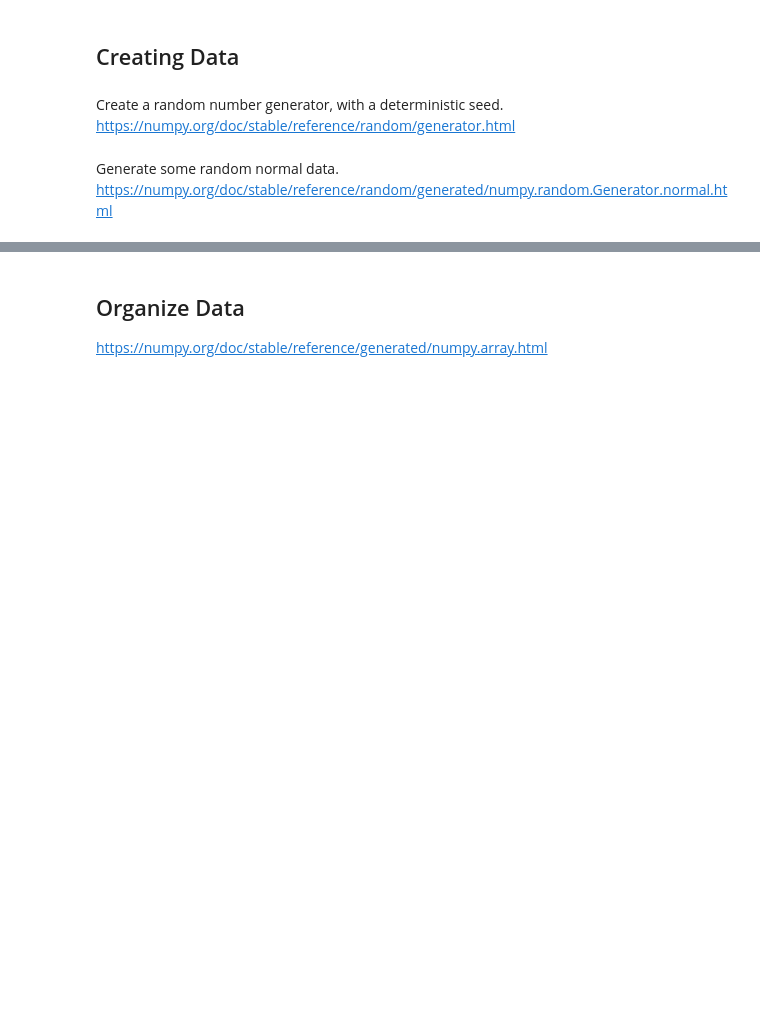
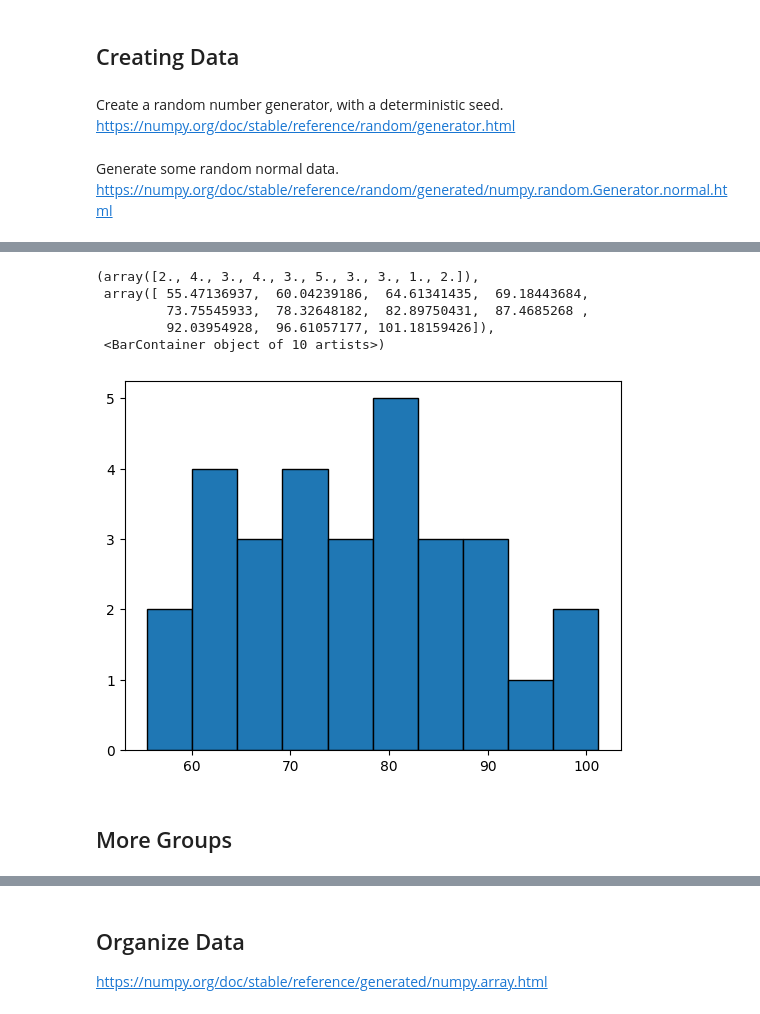
Before and after one commit to ianmcloughlin/principles_of_data_analytics, a Jupyter notebook: materials/boxplots.ipynb, the cells around one changed output, grey strips where cells are left out. Drawn from its saved outputs; the diff is of its cells as text; code cells hidden in the pictures; blank space fills up the shorter version.

```diff
--- a/materials/boxplots.ipynb
+++ b/materials/boxplots.ipynb
@@ -37,3 +78,15 @@ print(group_1)
+# %%
+# Histogram.
+plt.hist(group_1, edgecolor='black')
+# %% [output]
+(array([2., 4., 3., 4., 3., 5., 3., 3., 1., 2.]),
+ array([ 55.47136937,  60.04239186,  64.61341435,  69.18443684,
+         73.75545933,  78.32648182,  82.89750431,  87.4685268 ,
+         92.03954928,  96.61057177, 101.18159426]),
+ <BarContainer object of 10 artists>)
+[figure, added]
+# %% [markdown]
+## More Groups
 # %%
 # Group 2: Mean = 65, Std Dev = 12, Size = 30
 group_2 = rng.normal(65, 12, 30)
```
Also changed, not shown: parts of 20 cells of this notebook.
